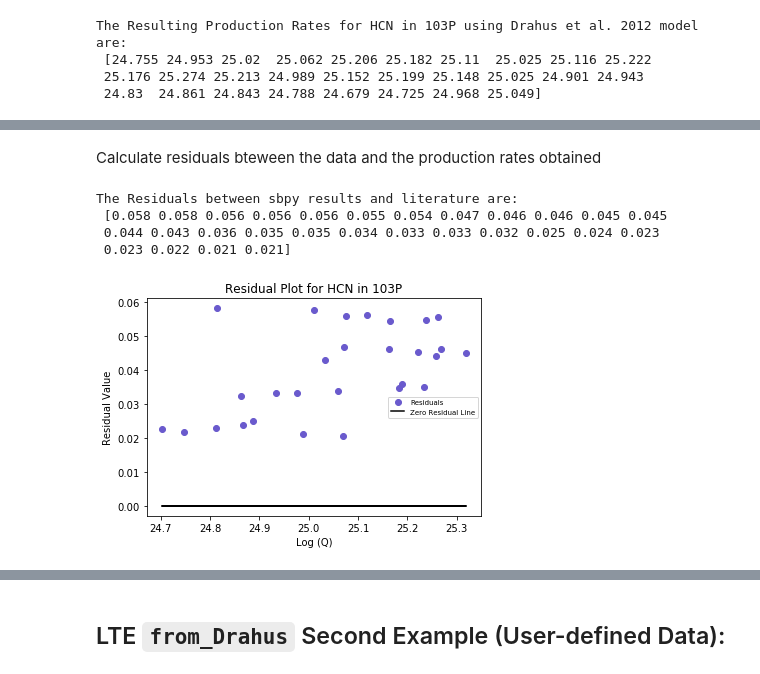
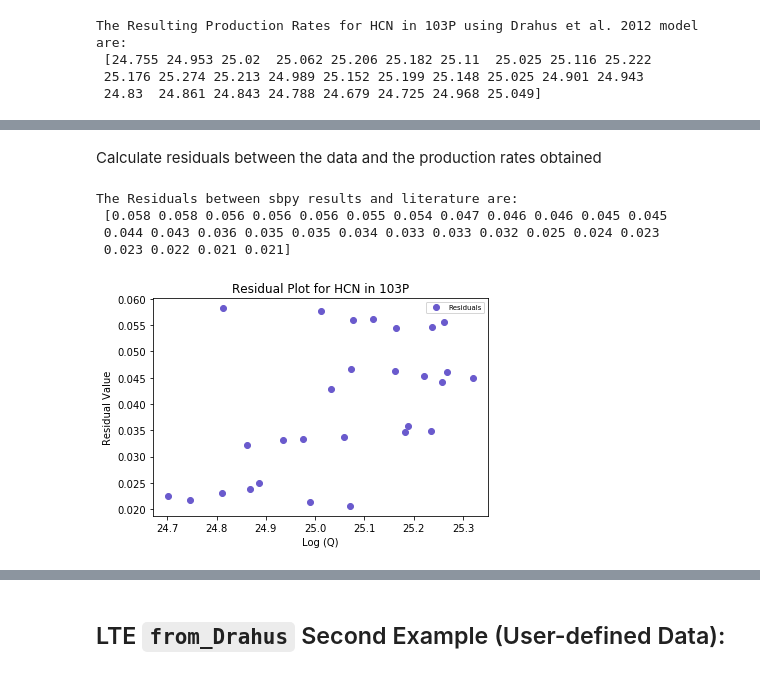
Before and after one commit to NASA-Planetary-Science/sbpy-tutorial, a Jupyter notebook: notebooks/activity/productionrates.ipynb, the cells around one changed output, grey strips where cells are left out. Saved outputs shown, nothing was run; the diff lists cells and outputs as text; code cells hidden in the pictures.

```diff
--- a/notebooks/activity/productionrates.ipynb
+++ b/notebooks/activity/productionrates.ipynb
@@ -111,24 +151,19 @@ The Resulting Production Rates for HCN in 103P using Drahus et al. 2012 model ar
 # %% [markdown]
-Calculate residuals bteween the data and the production rates obtained
+Calculate residuals between the data and the production rates obtained
 # %%
-q_pred_hcn = list(hcn['log(Q)']) # literature production rates
-
 res_hcn = (np.array(q_pred_hcn)) - (np.array(q_found_hcn)) # calculate residuals
 
 print("The Residuals between sbpy results and literature are:\n {}".format(np.round(res_hcn,3)))
 
-z = np.zeros(len(res_hcn)) # create 'zero' line
-
 plt.plot(q_pred_hcn, res_hcn, 'o', color='slateblue', label='Residuals') # plot residuals
-plt.plot(q_pred_hcn, z, 'k', label='Zero Residual Line')
 plt.xlabel('Log (Q)')
 plt.ylabel('Residual Value')
-plt.legend(loc='center right', fontsize='x-small')
+plt.legend(loc='best', fontsize='x-small')
 plt.title('Residual Plot for HCN in {}'.format(target))
 plt.show()
 # %% [output]
 The Residuals between sbpy results and literature are:
  [0.058 0.058 0.056 0.056 0.056 0.055 0.054 0.047 0.046 0.046 0.045 0.045
  0.044 0.043 0.036 0.035 0.035 0.034 0.033 0.033 0.032 0.025 0.024 0.023
  0.023 0.022 0.021 0.021]
-[figure, old version]
+[figure, new version]
```
Also changed, not shown: parts of 40 cells of this notebook.
